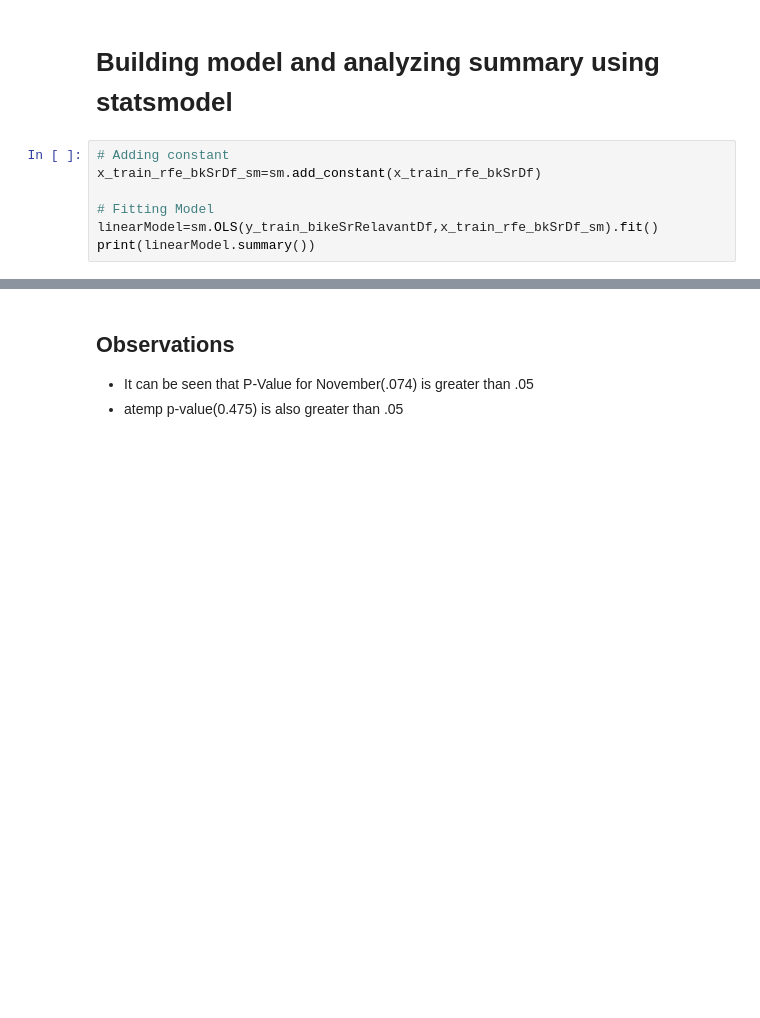
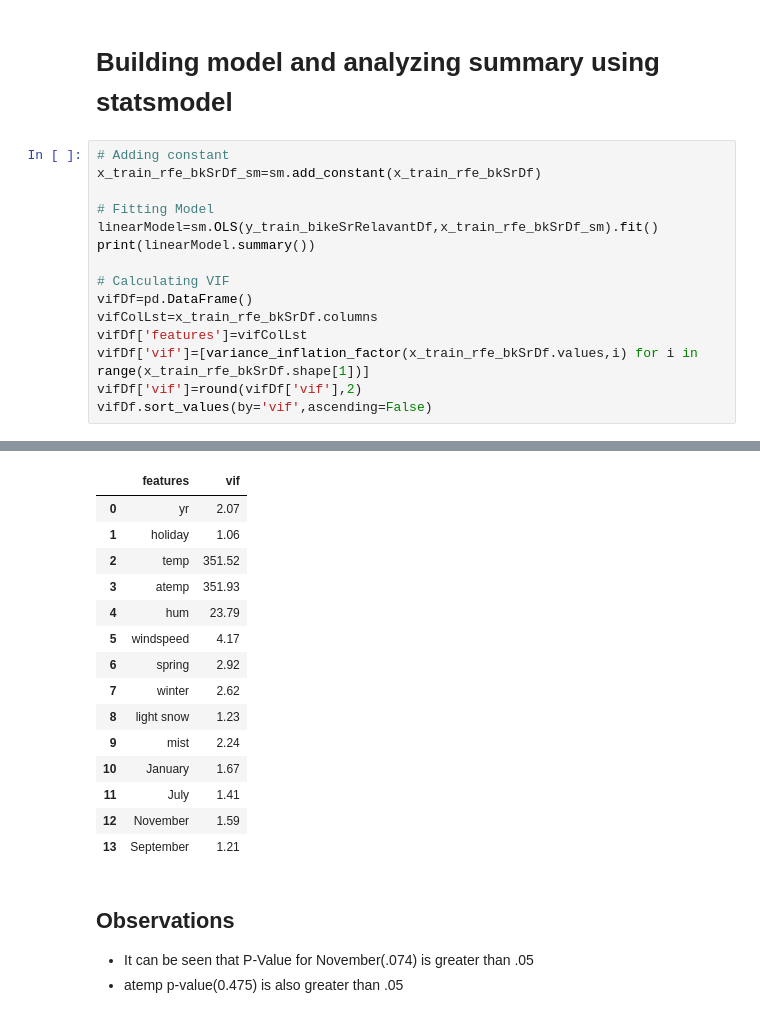
Before and after one commit to gauravtyagi02/bikesharingcompany, a Jupyter notebook: BikeSharingComLinearReg.ipynb, the cells around one changed output, grey strips where cells are left out. Drawn from its saved outputs; the diff is of its cells as text; blank space fills up the shorter version.

```diff
--- a/BikeSharingComLinearReg.ipynb
+++ b/BikeSharingComLinearReg.ipynb
@@ -260,6 +252,14 @@ x_train_rfe_bkSrDf_sm=sm.add_constant(x_train_rfe_bkSrDf)
 # Fitting Model
 linearModel=sm.OLS(y_train_bikeSrRelavantDf,x_train_rfe_bkSrDf_sm).fit()
 print(linearModel.summary())
+
+# Calculating VIF
+vifDf=pd.DataFrame()
+vifColLst=x_train_rfe_bkSrDf.columns
+vifDf['features']=vifColLst
+vifDf['vif']=[variance_inflation_factor(x_train_rfe_bkSrDf.values,i) for i in range(x_train_rfe_bkSrDf.shape[1])]
+vifDf['vif']=round(vifDf['vif'],2)
+vifDf.sort_values(by='vif',ascending=False)
 # %% [output]
                             OLS Regression Results
 ==============================================================================
@@ -271,13 +271,28 @@ Time:                        11:28:04   Log-Likelihood:                 507.81
 No. Observations:                 510   AIC:                            -985.6
 Df Residuals:                     495   BIC:                            -922.1
 Df Model:                          14
 Covariance Type:            nonrobust
 ==============================================================================
 ... (22 lines left out)
 ==============================================================================
 
 Notes:
 [1] Standard Errors assume that the covariance matrix of the errors is correctly specified.
+|  | features | vif |
+| 0 | yr | 2.07 |
+| 1 | holiday | 1.06 |
+| 2 | temp | 351.52 |
+| 3 | atemp | 351.93 |
+| 4 | hum | 23.79 |
+| 5 | windspeed | 4.17 |
+| 6 | spring | 2.92 |
+| 7 | winter | 2.62 |
+| 8 | light snow | 1.23 |
+| 9 | mist | 2.24 |
+| 10 | January | 1.67 |
+| 11 | July | 1.41 |
+| 12 | November | 1.59 |
+| 13 | September | 1.21 |
 # %% [markdown]
 ## Observations
 - It can be seen that P-Value for November(.074) is greater than .05
```
Also changed, not shown: parts of 9 cells of this notebook.
